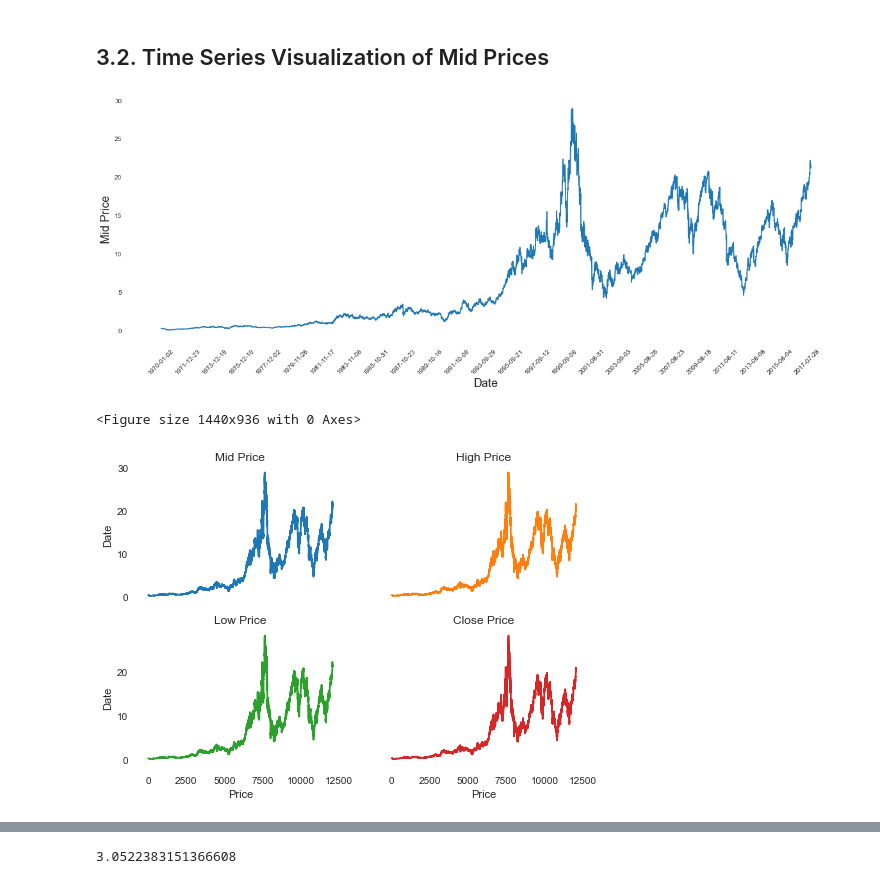
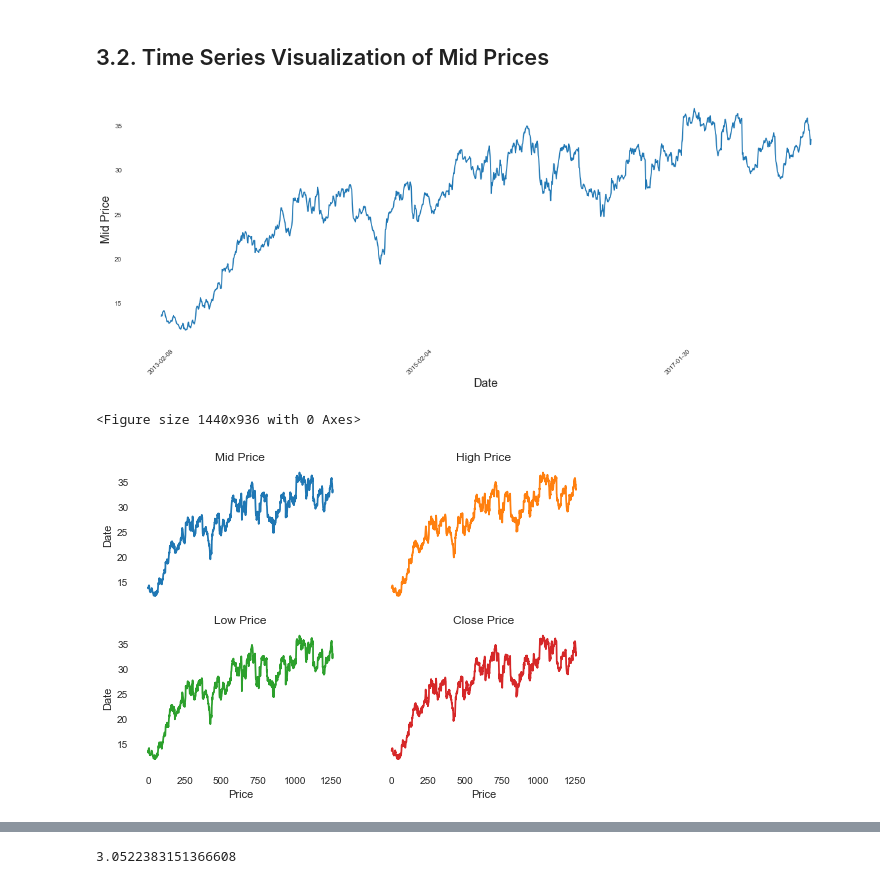
Before and after one commit to NoceanAI/StockPrediction, a Jupyter notebook: stock-prediction.ipynb, the cells around one changed output, grey strips where cells are left out. Saved outputs shown, nothing was run; the diff lists cells and outputs as text; code cells hidden in the pictures.

```diff
--- a/stock-prediction.ipynb
+++ b/stock-prediction.ipynb
@@ -41,3 +27,5 @@ df = read_data(url_path, text_file = "hpq.us.txt")
+# %%
+df = pd.read_csv("apple.csv")
 # %% [markdown]
 # <a id='3'>3.Data Exploration</a>
 # %%
@@ -72,36 +58,36 @@ df.describe()
 # %% [markdown]
 ## <a id='3.2'>3.2. Time Series Visualization of Mid Prices</a>
 # %%
-df['mid'] = (df['Low'] + df["High"])/2.0
+df['mid'] = (df['low'] + df["high"])/2.0
 plt.figure(figsize = (20,7))
 plt.plot(range(df.shape[0]), df["mid"])
-plt.xticks(range(0, df.shape[0], 500), df["Date"].loc[::500], rotation = 45)
+plt.xticks(range(0, df.shape[0], 500), df["date"].loc[::500], rotation = 45)
 plt.xlabel('Date',fontsize=18)
 plt.ylabel('Mid Price',fontsize=18)
 plt.show()
 
 
 plt.figure(figsize = (20,13))
 fig, axs = plt.subplots(2, 2)
 axs[0, 0].plot(range(df.shape[0]), df["mid"])
 axs[0, 0].set_title('Mid Price')
-axs[0, 1].plot(range(df.shape[0]), df["High"], 'tab:orange')
+axs[0, 1].plot(range(df.shape[0]), df["high"], 'tab:orange')
 axs[0, 1].set_title('High Price')
-axs[1, 0].plot(range(df.shape[0]), df["Low"], 'tab:green')
+axs[1, 0].plot(range(df.shape[0]), df["low"], 'tab:green')
 axs[1, 0].set_title('Low Price')
-axs[1, 1].plot(range(df.shape[0]), df["Close"], 'tab:red')
+axs[1, 1].plot(range(df.shape[0]), df["close"], 'tab:red')
 axs[1, 1].set_title('Close Price')
 
 for ax in axs.flat:
     ax.set(xlabel='Price', ylabel='Date')
 
 # Hide x labels and tick labels for top plots and y ticks for right plots.
 for ax in axs.flat:
     ax.label_outer()
 # %% [output]
-[figure, old version]
+[figure, new version]
 <Figure size 1440x936 with 0 Axes>
-[figure, old version]
+[figure, new version]
 # %%
 import plotly.graph_objects as go
 
```
Also changed, not shown: parts of 10 cells of this notebook, 6 other files.
